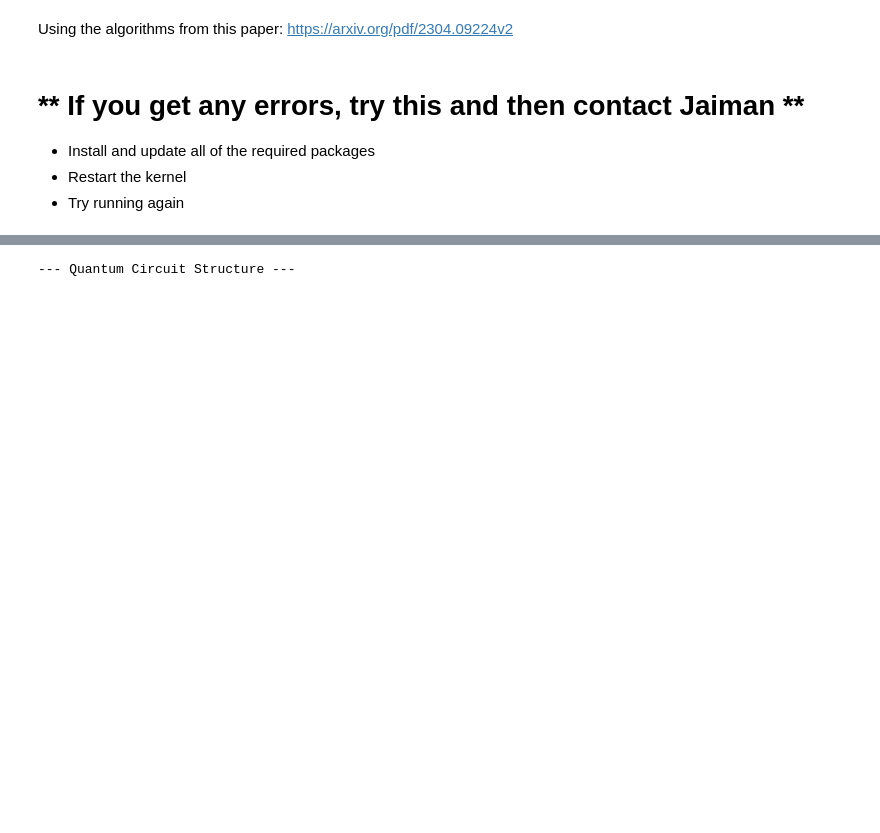
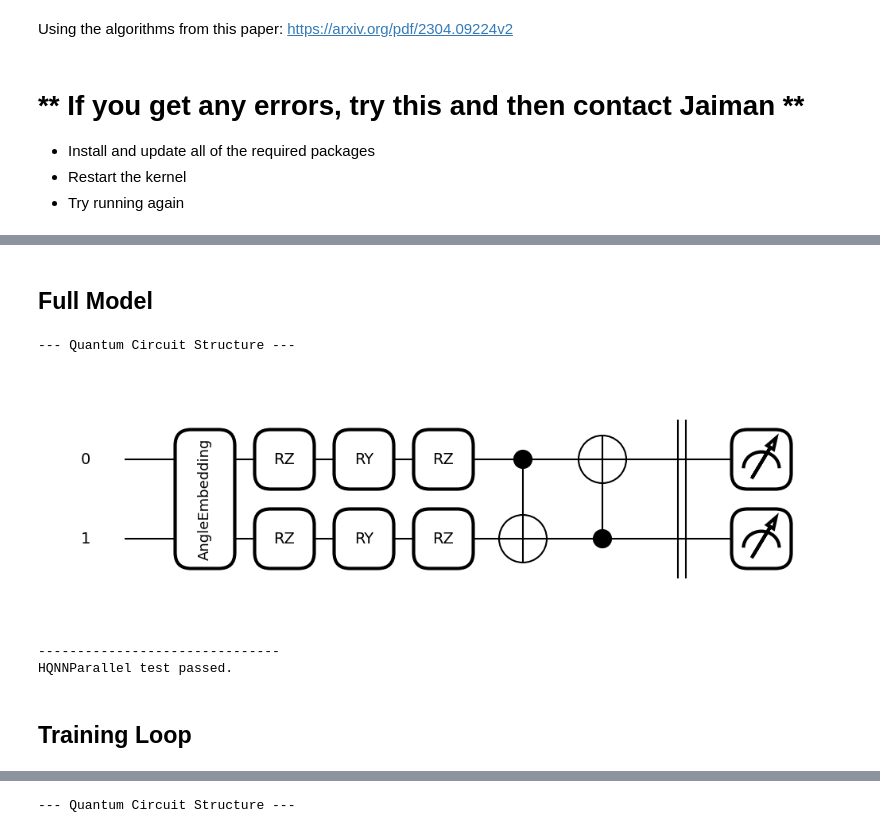
Before and after one commit to QLab-Classification/quantum-classification, a Jupyter notebook: HQNN/mnist/HQNN-Parallel-local.ipynb, the cells around one changed output, grey strips where cells are left out. Saved outputs shown, nothing was run; the diff lists cells and outputs as text; code cells hidden in the pictures; blank space fills up the shorter version.

```diff
--- a/HQNN/mnist/HQNN-Parallel-local.ipynb
+++ b/HQNN/mnist/HQNN-Parallel-local.ipynb
@@ -423,3 +283,5 @@ FUNCTION TrainModel(dataset, epochs, learning_rate):
+# %% [markdown]
+## Full Model
 # %%
 class HQNNParallel(nn.Module):
     def __init__(self, n_circuits, n_qubits, depth, n_classes=10, device='lightning.qubit'):
@@ -451,4 +313,45 @@ class HQNNParallel(nn.Module):
         predictions = self.classical_classifier(quantum_output)
 
         return predictions
+# %%
+# --- Testing the HQNNParallel ---
+# Set test hyperparameters
+n_qubits = 2
+n_circuits = 2
+depth = 1
+n_classes = 10
+batch_size = 3
+
+# Create model
+model = HQNNParallel(
+    n_circuits=n_circuits,
+    n_qubits=n_qubits,
+    depth=depth,
+    n_classes=n_classes,
+    device='default.qubit'
+)
+model.eval()  # Important for BatchNorm layers
+
+# Dummy input: (batch_size, 1, 28, 28)
+dummy_images = torch.randn(batch_size, 1, 28, 28)
+output = model(dummy_images)
+
+# Assertions
+assert isinstance(output, torch.Tensor), "Output is not a torch.Tensor"
+assert output.shape == (batch_size, n_classes), f"Expected output shape ({batch_size}, {n_classes}), got {output.shape}"
+assert not torch.isnan(output).any(), "Output contains NaN values"
+
+# Additional test: single MNIST image
+img, label = random.choice(mnist)
+img_batch = img.unsqueeze(0)  # (1, 1, 28, 28)
+single_output = model(img_batch)
+
+print("HQNNParallel test passed.")
+# %% [output]
+--- Quantum Circuit Structure ---
+[figure, added]
+-------------------------------
+HQNNParallel test passed.
+# %% [markdown]
+## Training Loop
 # %%
```
Also changed, not shown: parts of 12 cells of this notebook, 1 other file.
